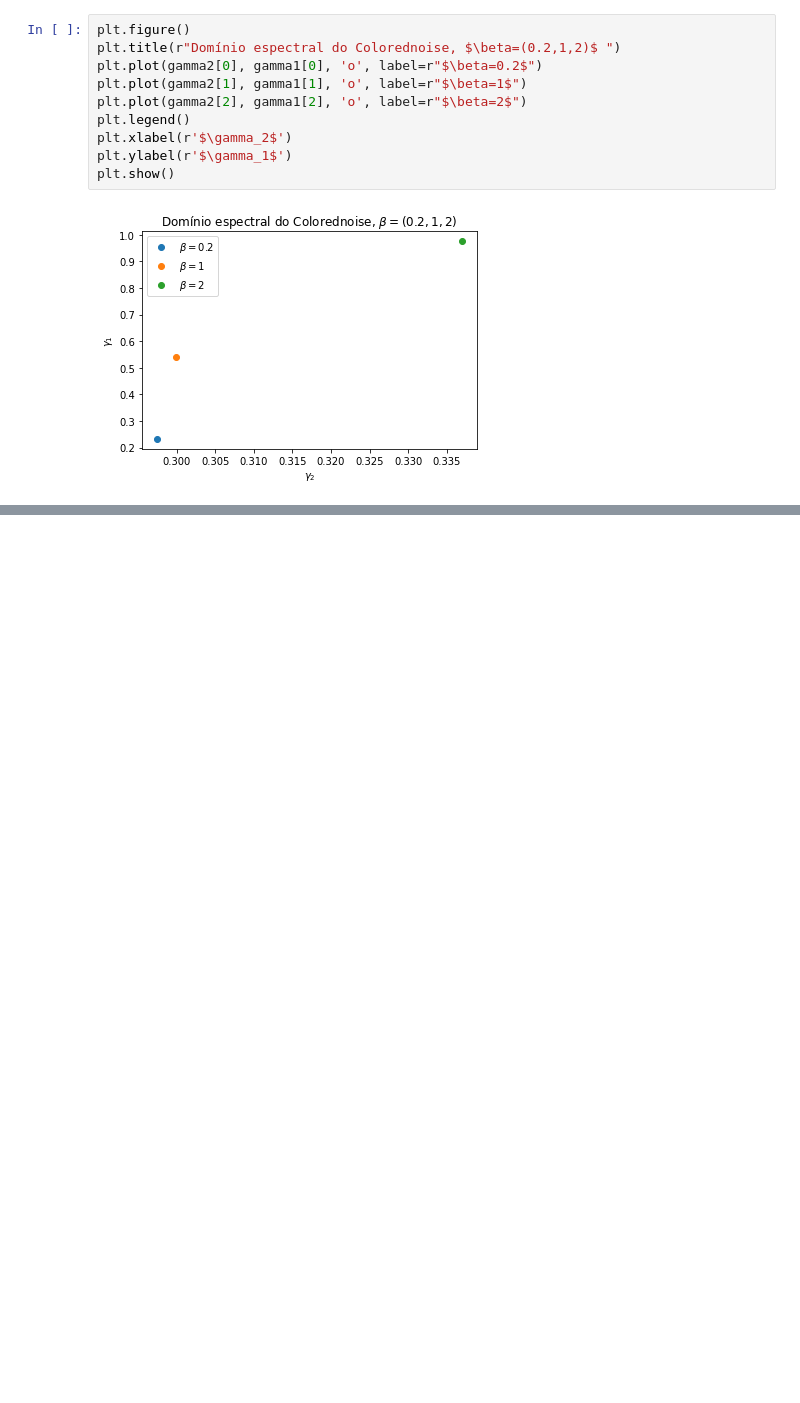
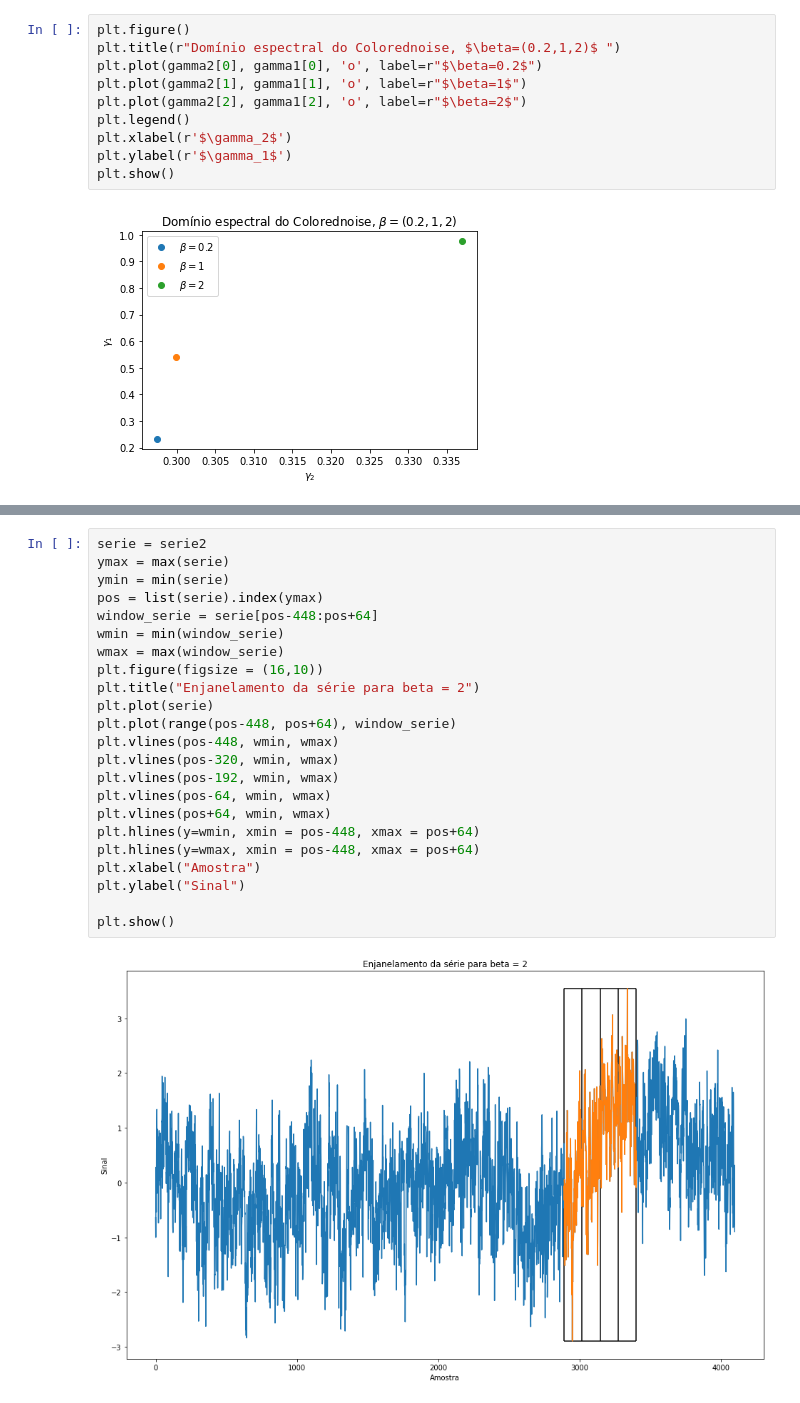
Before and after one commit to gioguarnieri/Materias_Doutorado_INPE, a Jupyter notebook: Estatística_Computacional/CAP417HandsOn3Giovanni.ipynb, the cells around one changed output, grey strips where cells are left out. Drawn from its saved outputs; the diff is of its cells as text; blank space fills up the shorter version.

```diff
--- a/Estatística_Computacional/CAP417HandsOn3Giovanni.ipynb
+++ b/Estatística_Computacional/CAP417HandsOn3Giovanni.ipynb
@@ -844,0 +888,25 @@ plt.show()
+# %%
+serie = serie2
+ymax = max(serie)
+ymin = min(serie)
+pos = list(serie).index(ymax)
+window_serie = serie[pos-448:pos+64]
+wmin = min(window_serie)
+wmax = max(window_serie)
+plt.figure(figsize = (16,10))
+plt.title("Enjanelamento da série para beta = 2")
+plt.plot(serie)
+plt.plot(range(pos-448, pos+64), window_serie)
+plt.vlines(pos-448, wmin, wmax)
+plt.vlines(pos-320, wmin, wmax)
+plt.vlines(pos-192, wmin, wmax)
+plt.vlines(pos-64, wmin, wmax)
+plt.vlines(pos+64, wmin, wmax)
+plt.hlines(y=wmin, xmin = pos-448, xmax = pos+64)
+plt.hlines(y=wmax, xmin = pos-448, xmax = pos+64)
+plt.xlabel("Amostra")
+plt.ylabel("Sinal")
+
+plt.show()
+# %% [output]
+[figure, added]
```
Also changed, not shown: parts of 13 cells of this notebook.
